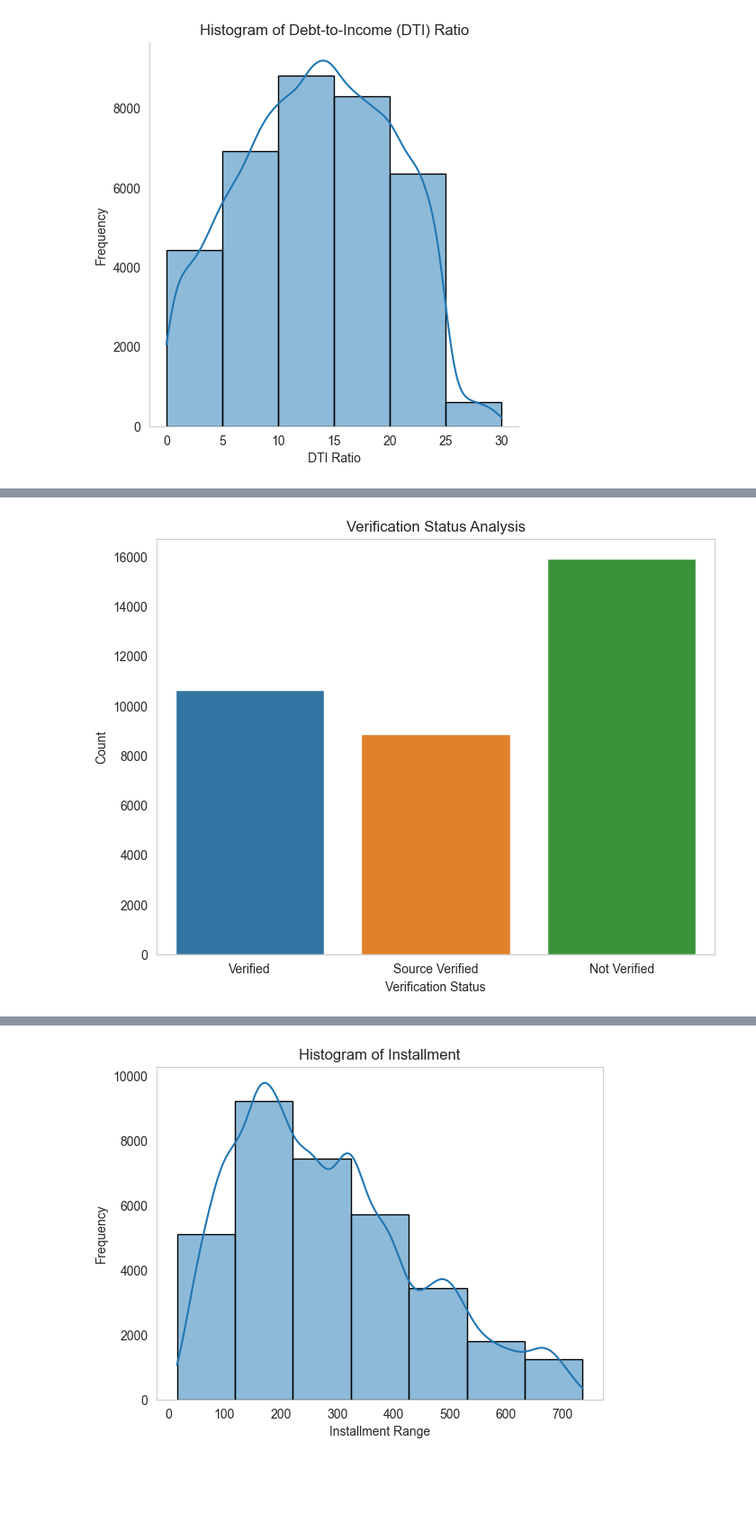
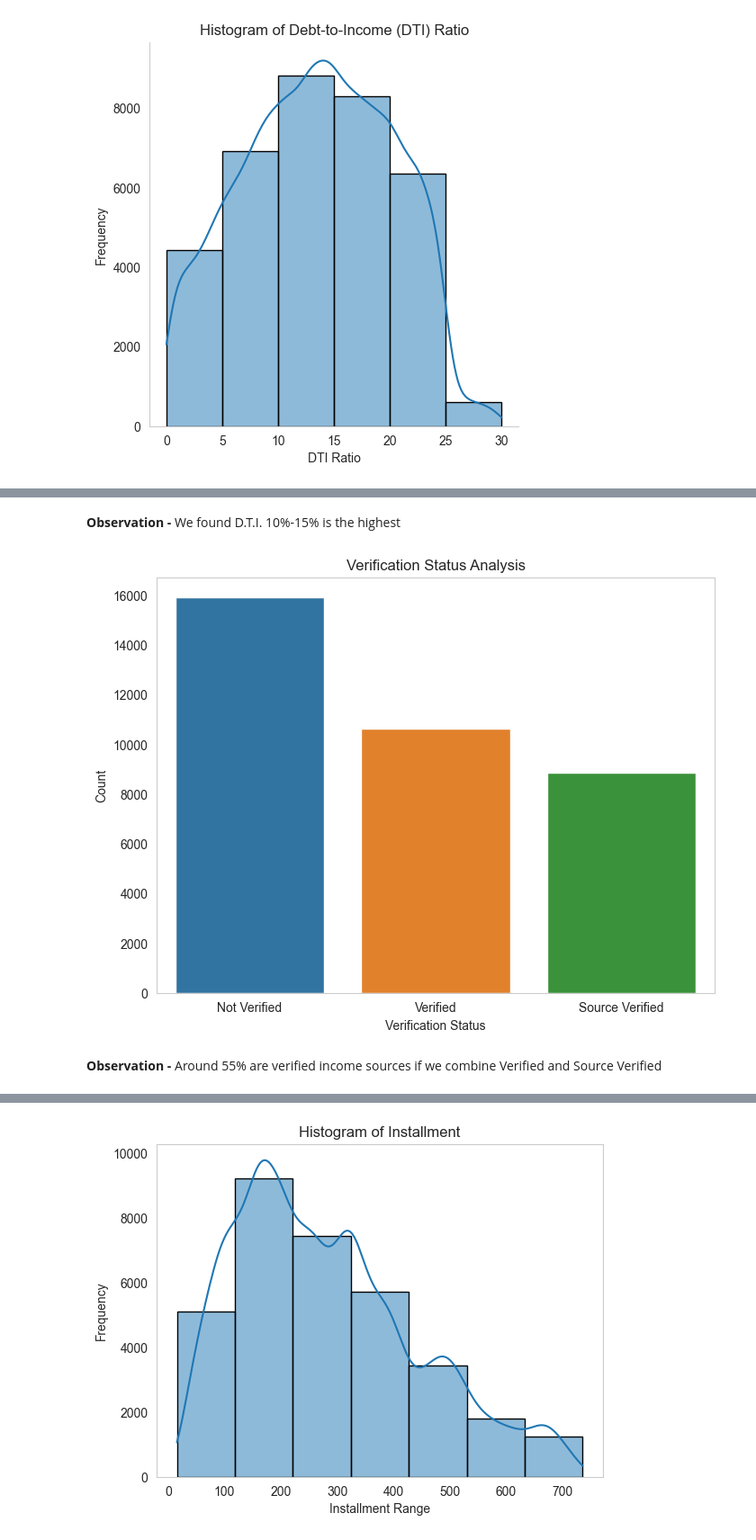
Before and after one commit to VishalVema/lendingclubcasestudy, a Jupyter notebook: lending club.ipynb, the cells around one changed output, grey strips where cells are left out. Shown at 90% size. Drawn from its saved outputs; the diff is of its cells as text; code cells hidden in the pictures; blank space fills up the shorter version.

Commit message:
added observations and performed more EDA

```diff
--- a/lending club.ipynb
+++ b/lending club.ipynb
@@ -495,0 +539,2 @@ plt.show()
+# %% [markdown]
+<b>Observation -</b> We found D.T.I. 10%-15% is the highest
@@ -496,12 +547,14 @@ plt.show()
 # %%
 # data_filtered['verification_status'].value_counts().plot.bar(title='Home ownership analysis', xlabel='Ownership type', ylabel='No. of homes')
 plt.figure(figsize=(8, 6))
-sns.countplot(x=data_filtered['verification_status'])
+sns.countplot(x=data_filtered['verification_status'], order=data_filtered['verification_status'].value_counts().index)
 plt.title('Verification Status Analysis')
 plt.xlabel('Verification Status')
 plt.ylabel('Count')
 
 # Show the plot
 plt.show()
 # %% [output]
-[figure, old version]
+[figure, new version]
+# %% [markdown]
+<b>Observation - </b> Around 55% are verified income sources if we combine Verified and Source Verified
```
Also changed, not shown: parts of 61 cells of this notebook.
